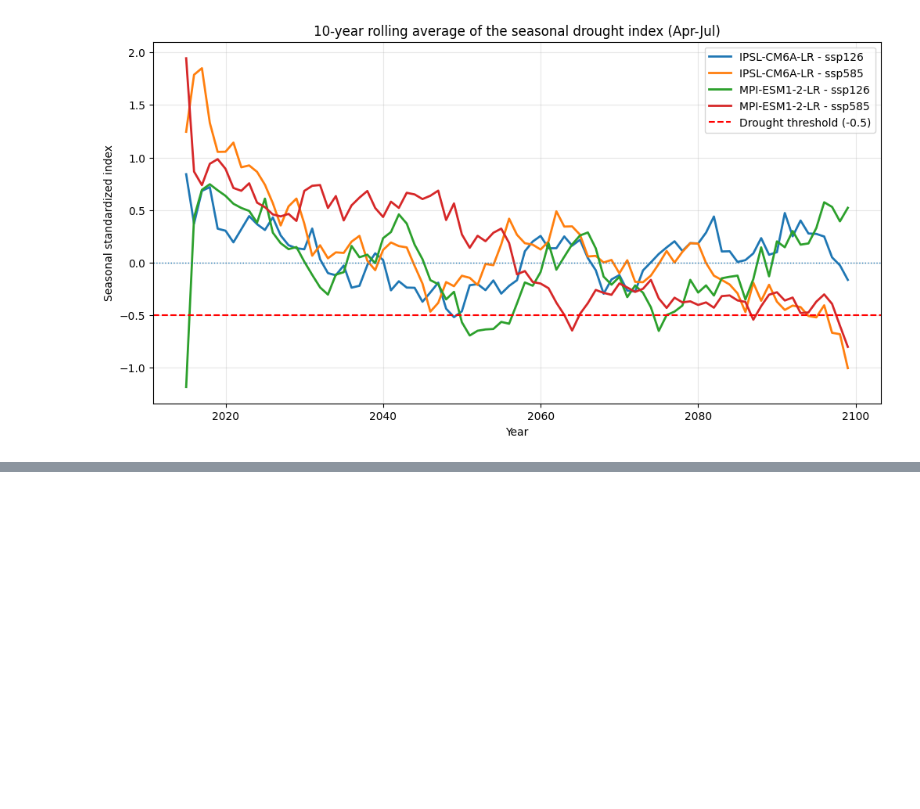
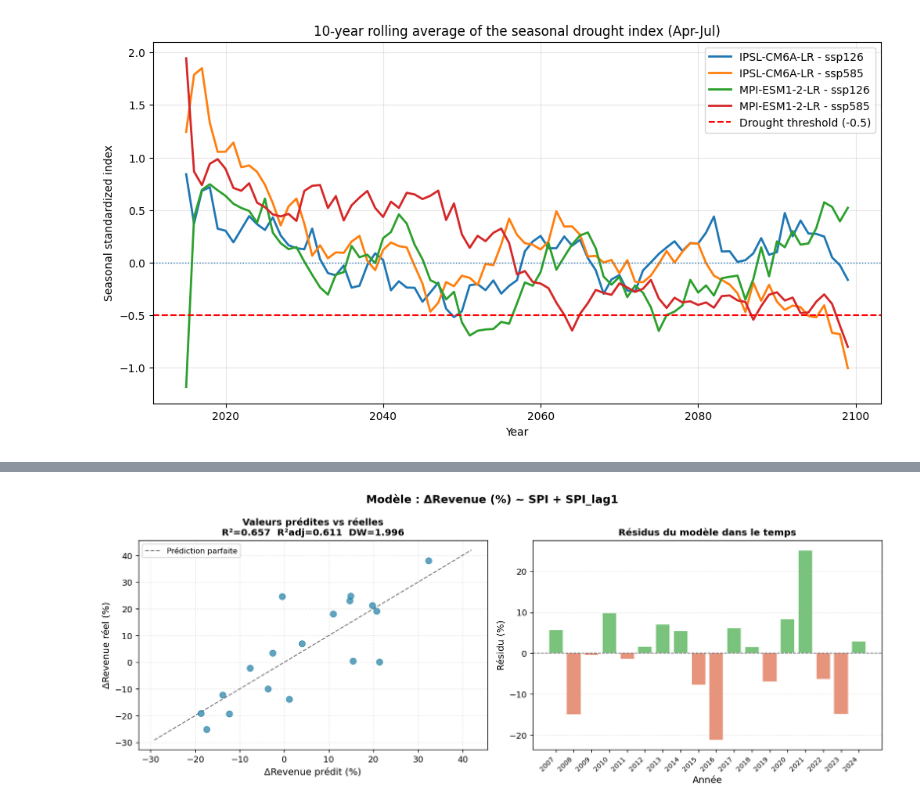
Before and after one commit to lochardi/GreenFinance, a Jupyter notebook: main.ipynb, the cells around one changed output, grey strips where cells are left out. Saved outputs shown, nothing was run; the diff lists cells and outputs as text; code cells hidden in the pictures; blank space fills up the shorter version.

Commit message:
Ajout impact scénarios

```diff
--- a/main.ipynb
+++ b/main.ipynb
@@ -932,0 +876,96 @@ Notes:
+# %%
+
+import numpy as np
+import pandas as pd
+import statsmodels.api as sm
+import matplotlib.pyplot as plt
+
+# ─────────────────────────────────────────────────────────────
+# PRÉPARATION DES DONNÉES DE BASE
+# ─────────────────────────────────────────────────────────────
+
+flows_reg = flows.copy()
+flows_reg["year"] = to_year(flows_reg["date"])
+flows_reg = flows_reg.groupby("year", as_index=False)["Revenue"].mean()
+
+spi_reg = SPI_index.copy()
+spi_reg["year"] = to_year(spi_reg["date"])
+spi_reg = spi_reg.groupby("year", as_index=False)["SPI"].mean()
+
+df = pd.merge(flows_reg[["year", "Revenue"]], spi_reg[["year", "SPI"]], on="year", how="inner").dropna().copy()
+df = df.sort_values("year").reset_index(drop=True)
+df["dRevenue"] = df["Revenue"].pct_change() * 100
+df_diff = df.dropna(subset=["dRevenue"]).copy()
+
+# M5 (référence) : ΔRevenue ~ SPI seul
+X5 = sm.add_constant(df_diff[["SPI"]])
+m5 = sm.OLS(df_diff["dRevenue"], X5).fit(cov_type="HC1")
+
+# ─────────────────────────────────────────────────────────────
+# AJOUT DE SPI_lag1
+# ─────────────────────────────────────────────────────────────
+
+df_ext = df_diff.copy()
+df_ext["SPI_lag1"] = df_ext["SPI"].shift(1)
+df_ext = df_ext.dropna(subset=["SPI_lag1"]).copy()
+
+print(f"N observations : {len(df_ext)}\n")
+
+# ─────────────────────────────────────────────────────────────
+# M7 — OLS : ΔRevenue (%) ~ SPI + SPI_lag1
+# ─────────────────────────────────────────────────────────────
+
+X7 = sm.add_constant(df_ext[["SPI", "SPI_lag1"]])
+m7 = sm.OLS(df_ext["dRevenue"], X7).fit(cov_type="HC1")
+
+dw_m5 = sm.stats.stattools.durbin_watson(m5.resid)
+dw_m7 = sm.stats.stattools.durbin_watson(m7.resid)
+
+print("=" * 65)
+print(f"{'Modèle':<40} {'R²':>6} {'R²adj':>7} {'DW':>6}")
+print("=" * 65)
+print(f"{'M5  – ΔRev ~ SPI (référence)':<40} {m5.rsquared:>6.3f} {m5.rsquared_adj:>7.3f} {dw_m5:>6.3f}")
+print(f"{'M7  – ΔRev ~ SPI + SPI_lag1':<40} {m7.rsquared:>6.3f} {m7.rsquared_adj:>7.3f} {dw_m7:>6.3f}")
+print("=" * 65)
+
+print("\n--- Résumé complet ---")
+print(m7.summary())
+
+# ─────────────────────────────────────────────────────────────
+# FIGURE : valeurs réelles vs prédites + résidus
+# ─────────────────────────────────────────────────────────────
+
+fig, axes = plt.subplots(1, 2, figsize=(13, 5), dpi=130)
+
+# Panel 1 : fitted vs actual
+ax = axes[0]
+ax.scatter(m7.fittedvalues, df_ext["dRevenue"], color="#2E86AB", s=50, alpha=0.75, zorder=3)
+lim = [
+    min(m7.fittedvalues.min(), df_ext["dRevenue"].min()) - 4,
+    max(m7.fittedvalues.max(), df_ext["dRevenue"].max()) + 4,
+]
+ax.plot(lim, lim, "k--", linewidth=1.2, alpha=0.5, label="Prédiction parfaite")
+ax.set_xlabel("ΔRevenue prédit (%)", fontsize=11)
+ax.set_ylabel("ΔRevenue réel (%)", fontsize=11)
+ax.set_title(f"Valeurs prédites vs réelles\nR²={m7.rsquared:.3f}  R²adj={m7.rsquared_adj:.3f}  DW={dw_m7:.3f}",
+             fontsize=11, fontweight="bold")
+ax.legend(fontsize=9)
+ax.grid(True, alpha=0.25, linestyle="--")
+
+# Panel 2 : résidus dans le temps
+ax = axes[1]
+ax.bar(df_ext["year"], m7.resid, color=["#E07050" if r < 0 else "#4CAF50" for r in m7.resid],
+       alpha=0.75, edgecolor="white")
+ax.axhline(0, color="black", linewidth=0.9, linestyle="--", alpha=0.6)
+ax.set_xlabel("Année", fontsize=11)
+ax.set_ylabel("Résidu (%)", fontsize=11)
+ax.set_title("Résidus du modèle dans le temps", fontsize=11, fontweight="bold")
+ax.set_xticks(df_ext["year"])
+ax.set_xticklabels(df_ext["year"].astype(int), rotation=45, ha="right", fontsize=8)
+ax.grid(True, alpha=0.25, linestyle="--", axis="y")
+
+plt.suptitle("Modèle : ΔRevenue (%) ~ SPI + SPI_lag1",
+             fontsize=13, fontweight="bold")
+plt.tight_layout()
+plt.show()
+# %% [output]
@@ -932,0 +989 @@ Notes:
+[figure, added]
```
Also changed, not shown: parts of 7 cells of this notebook.
